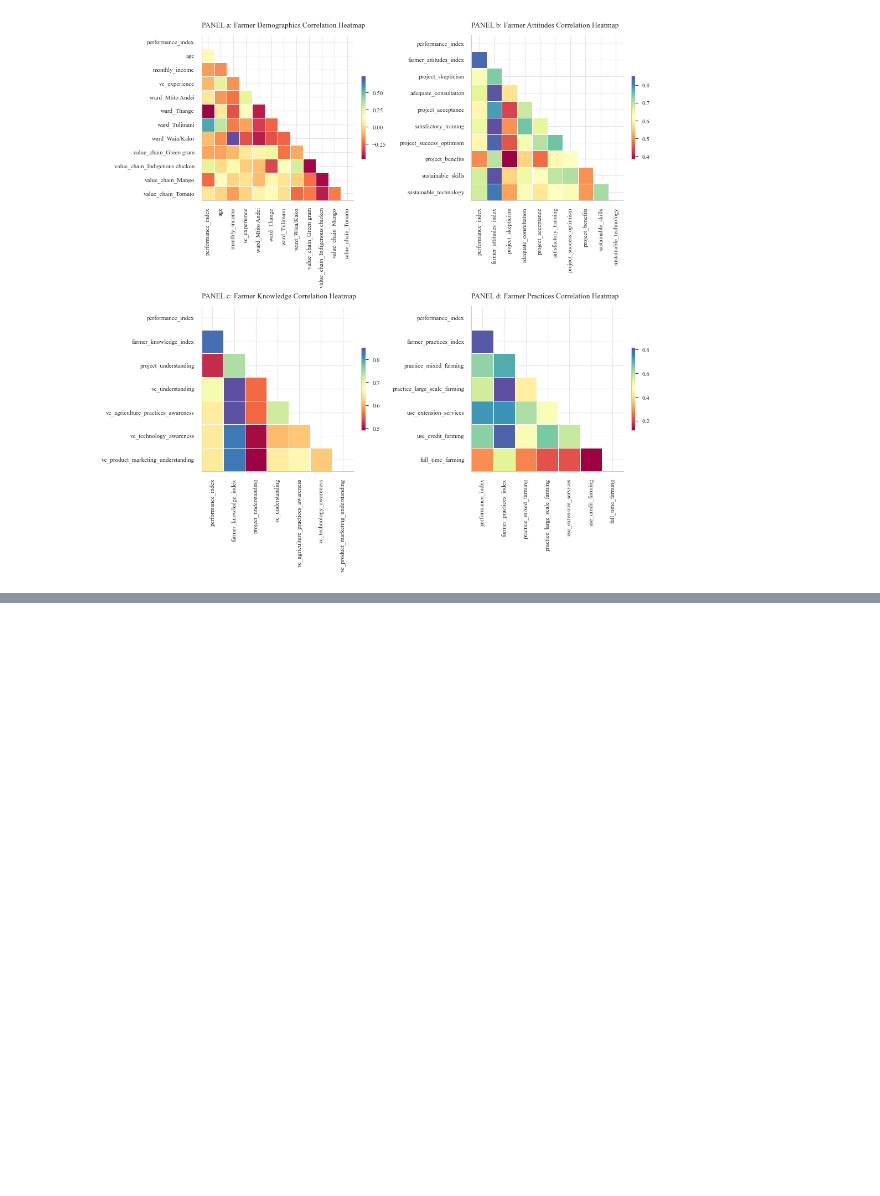
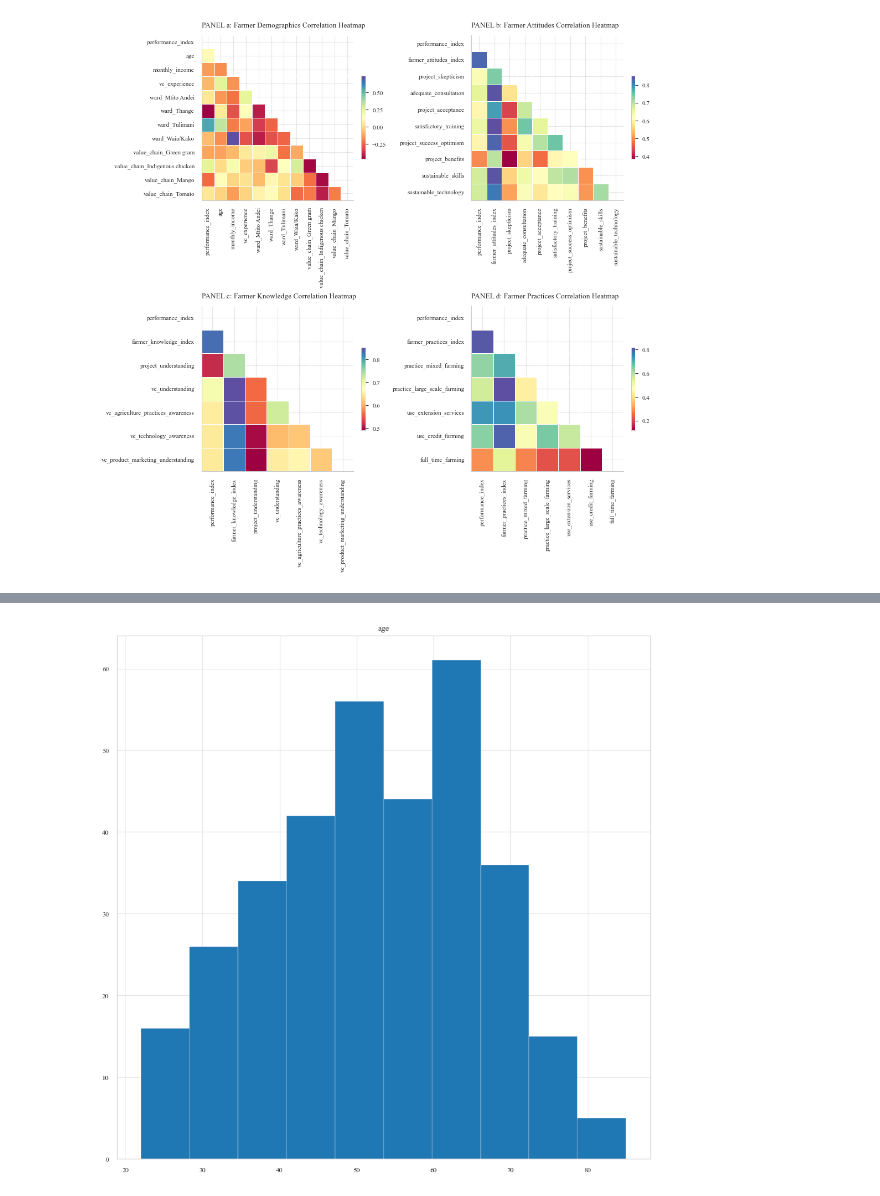
Before and after one commit to StephKisee/narigp-farmer-impact-study, a Jupyter notebook: notebooks/notebook.ipynb, the cells around one changed output, grey strips where cells are left out. Drawn from its saved outputs; the diff is of its cells as text; code cells hidden in the pictures; blank space fills up the shorter version.

```diff
--- a/notebooks/notebook.ipynb
+++ b/notebooks/notebook.ipynb
@@ -1337,22 +1199,6 @@ plt.show()
 # %%
 # narig_dfs['survey_df'][numeric_cols].hist(figsize=(9,9))
 # plt.show()
-
-
-def filter_outliers(dataframe: pd.DataFrame, columns: list):
-
-    for col in columns:
-
-        mean = dataframe[col].mean()
-        std = dataframe[col].std()
-        limit = std * 3
-
-        lower, upper = (mean - limit), (mean + limit)
-
-        dataframe = dataframe[(dataframe[col] > lower) &
-                                   (dataframe[col] < upper)]
-
-        return dataframe
 
 df_outliers = filter_outliers(narig_dfs['survey_df'], numeric_cols)
 
@@ -1366,32 +1212,34 @@ plt.show()
 # mean_vce = survey.vc_experience.mean()
 # print(mean_vce)
 # std_vce = survey.vc_experience.std()
 # print(std_vce)
 # limit = std_vce * 3
 # print(limit)
 # lower, upper = mean_vce - limit, mean_vce + limit
 # print(lower, ',', upper)
 
 # survey = survey[survey['vc_experience'] < upper]
 
 
 # # survey['vc_experience'] = survey.vc_experience ** 1/3
 
 # survey.hist('vc_experience')
 # plt.show()
 
 # mean_vce = survey.vc_experience.mean()
 # print(mean_vce)
 # std_vce = survey.vc_experience.std()
 # print(std_vce)
 # limit = std_vce * 3
 # print(limit)
 # lower, upper = mean_vce - limit, mean_vce + limit
 # print(lower, ',', upper)
 
 # survey = survey[survey['vc_experience'] > upper]
 
 # survey.hist('vc_experience')
 # plt.show()
+# %% [output]
+[figure, added]
 # %%
 df_outliers.describe().round(2).T.map(lambda x: int(x) if x.is_integer() else x).rename(columns={'count': 'Count', 'mean': 'Mean', 'std': 'Standard Deviation', 'min': 'Minimum', '25%': '25th Percentile', '50%': '50th Percentile', '75%': '75th Percentile', 'max': 'Maximum'})
```
Also changed, not shown: parts of 17 cells of this notebook, 2 other files.
